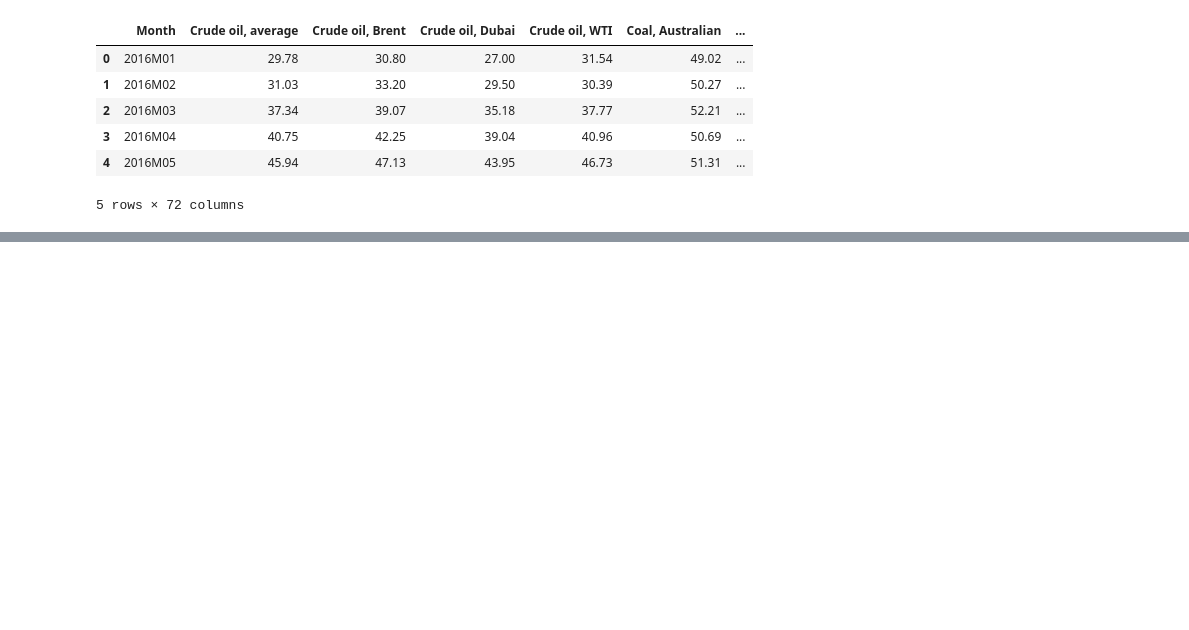
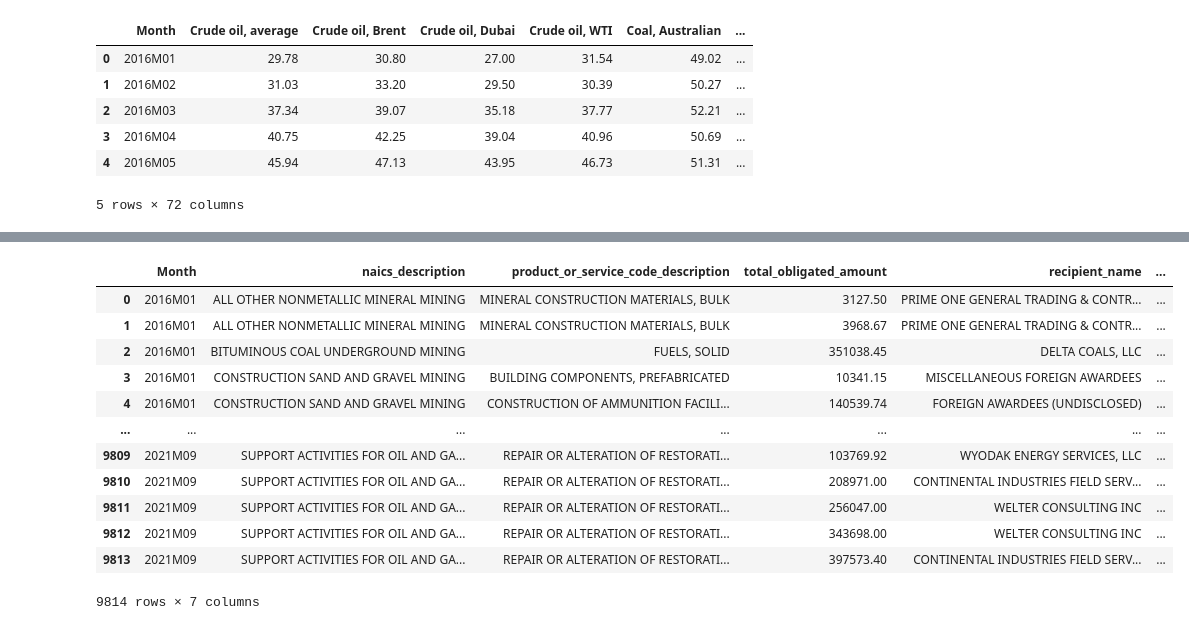
Before and after one commit to rohanjarun/Group-02-UCB, a Jupyter notebook: Exploratory_Analysis_Matplotlib.ipynb, the cells around one changed output, grey strips where cells are left out. Drawn from its saved outputs; the diff is of its cells as text; code cells hidden in the pictures; blank space fills up the shorter version.

```diff
--- a/Exploratory_Analysis_Matplotlib.ipynb
+++ b/Exploratory_Analysis_Matplotlib.ipynb
@@ -46,0 +87,24 @@ prices_df.head()
+# %%
+# make summary DataFrame to reduce columns
+# columns ["Natural gas, US", ]
+# natural_gas_data_summary_df = pd.DataFrame({})
+
+# naics stands for North American Industry Classification System
+
+# keep specific columns
+natural_gas_data_df1 = natural_gas_data_df[['Month','naics_description','product_or_service_code_description','total_obligated_amount','recipient_name','funding_sub_agency_name','Natural gas, US']]
+natural_gas_data_df1
+# %% [output]
+|  | Month | naics_description | product_or_service_code_description | total_obligated_amount | recipient_name | ... |
+| 0 | 2016M01 | ALL OTHER NONMETALLIC MINERAL MINING | MINERAL CONSTRUCTION MATERIALS, BULK | 3127.50 | PRIME ONE GENERAL TRADING & CONTR... | ... |
+| 1 | 2016M01 | ALL OTHER NONMETALLIC MINERAL MINING | MINERAL CONSTRUCTION MATERIALS, BULK | 3968.67 | PRIME ONE GENERAL TRADING & CONTR... | ... |
+| 2 | 2016M01 | BITUMINOUS COAL UNDERGROUND MINING | FUELS, SOLID | 351038.45 | DELTA COALS, LLC | ... |
+| 3 | 2016M01 | CONSTRUCTION SAND AND GRAVEL MINING | BUILDING COMPONENTS, PREFABRICATED | 10341.15 | MISCELLANEOUS FOREIGN AWARDEES | ... |
+| 4 | 2016M01 | CONSTRUCTION SAND AND GRAVEL MINING | CONSTRUCTION OF AMMUNITION FACILI... | 140539.74 | FOREIGN AWARDEES (UNDISCLOSED) | ... |
+| ... | ... | ... | ... | ... | ... | ... |
+| 9809 | 2021M09 | SUPPORT ACTIVITIES FOR OIL AND GA... | REPAIR OR ALTERATION OF RESTORATI... | 103769.92 | WYODAK ENERGY SERVICES, LLC | ... |
+| 9810 | 2021M09 | SUPPORT ACTIVITIES FOR OIL AND GA... | REPAIR OR ALTERATION OF RESTORATI... | 208971.00 | CONTINENTAL INDUSTRIES FIELD SERV... | ... |
+| 9811 | 2021M09 | SUPPORT ACTIVITIES FOR OIL AND GA... | REPAIR OR ALTERATION OF RESTORATI... | 256047.00 | WELTER CONSULTING INC | ... |
+| 9812 | 2021M09 | SUPPORT ACTIVITIES FOR OIL AND GA... | REPAIR OR ALTERATION OF RESTORATI... | 343698.00 | WELTER CONSULTING INC | ... |
+| 9813 | 2021M09 | SUPPORT ACTIVITIES FOR OIL AND GA... | REPAIR OR ALTERATION OF RESTORATI... | 397573.40 | CONTINENTAL INDUSTRIES FIELD SERV... | ... |
+9814 rows × 7 columns
```
Also changed, not shown: parts of 8 cells of this notebook.
